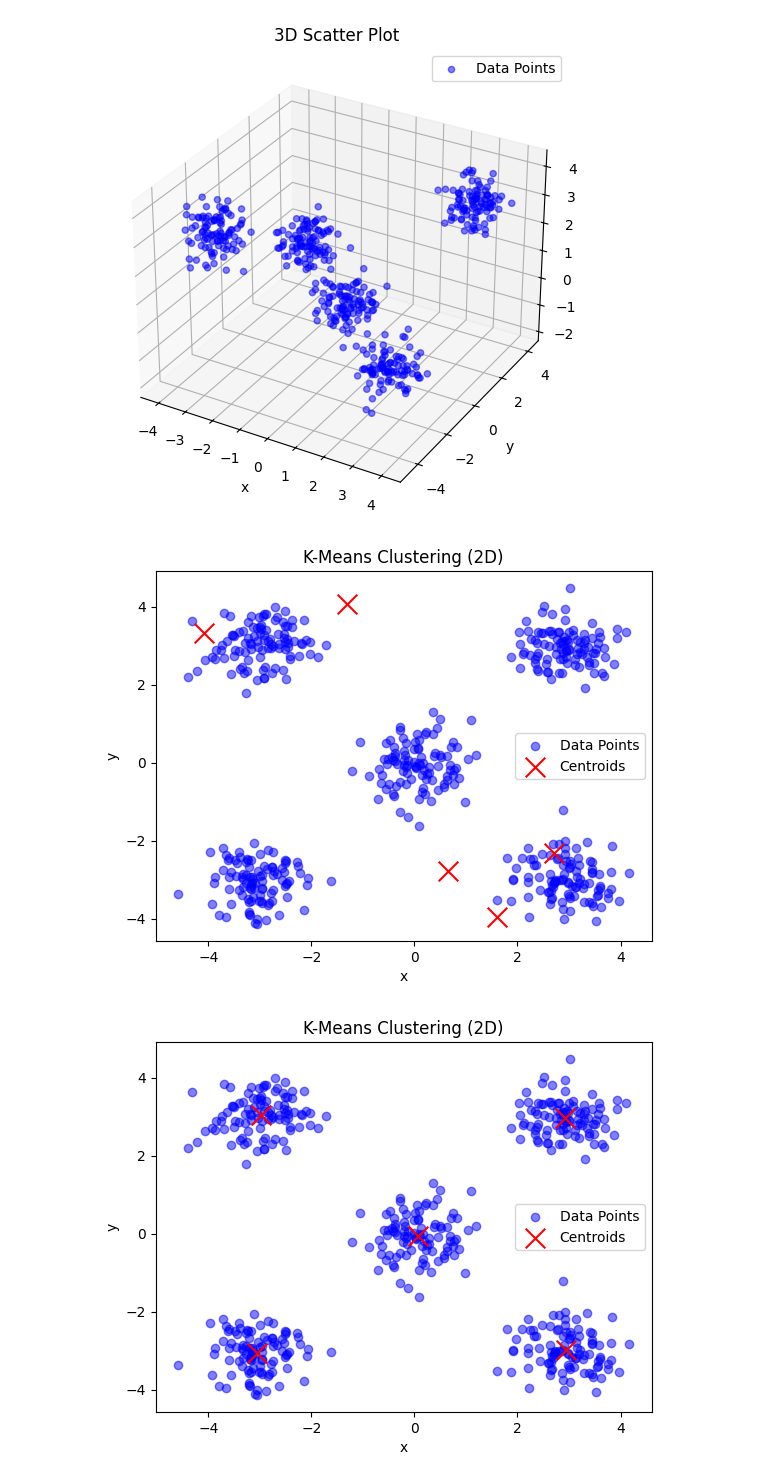
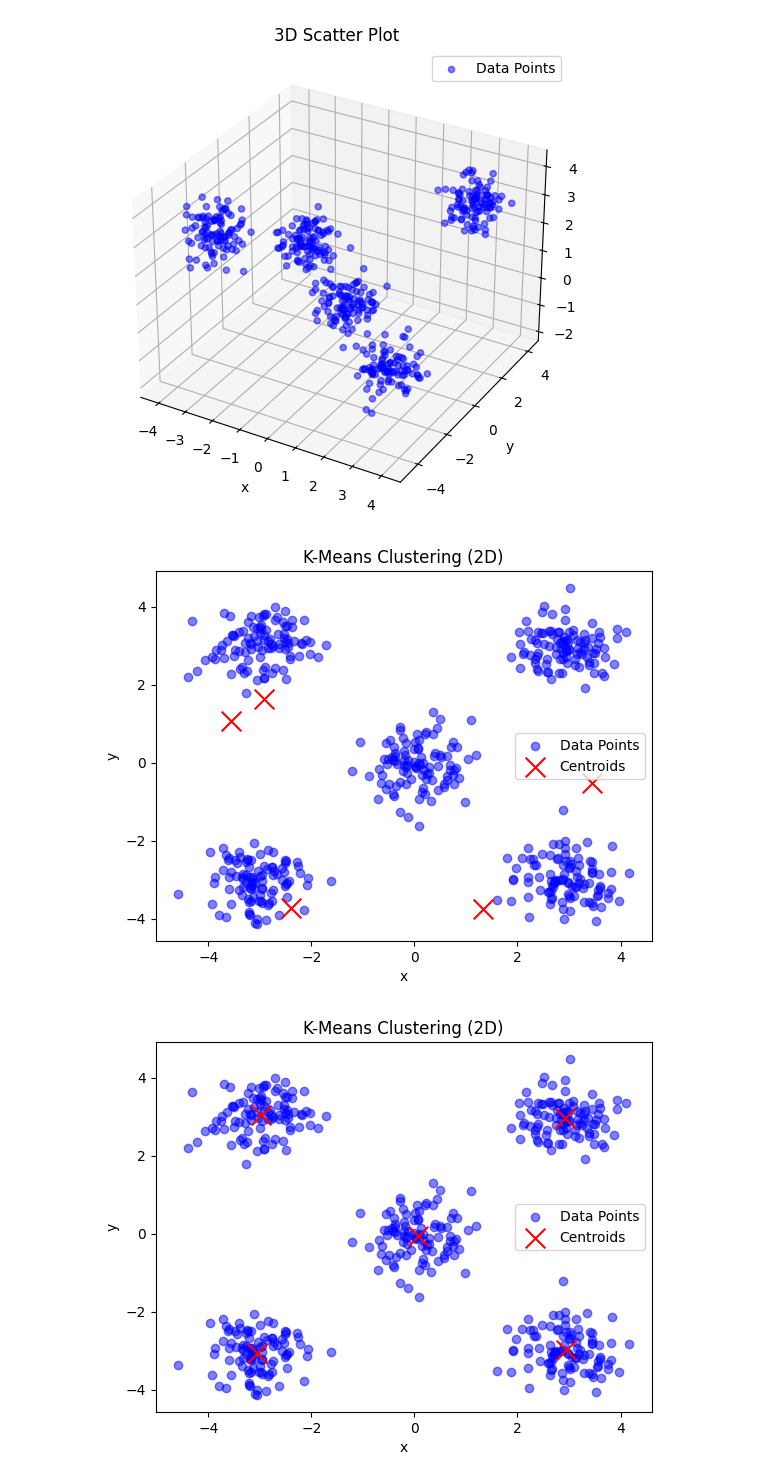
Before and after one commit to naranjo-jd/Proyecto-1, a Jupyter notebook: kmeans/Punto_1.ipynb, the cells around one changed output. Cells and saved outputs as stored; diff of their text form; code cells hidden in the pictures.

```diff
--- a/kmeans/Punto_1.ipynb
+++ b/kmeans/Punto_1.ipynb
@@ -81,16 +82,17 @@ grph.scatter_3d(data_3d)
 [figure]
 # %%
 # Implementacion de K-Means en los datos 2D
+data_2d_to_fit = data_2d.iloc[:, :-1]
 k = 5
-seed = 42
+seed = 41
 metrica = metric.euclidean
 
-init_centroids = kmeans.centroids(data_2d, k, seed)
-centroids, clusters = kmeans.Kmeans(data_2d, k, metrica, seed)  # Ahora obtenemos clusters
-grph.plot_2d(data_2d, init_centroids)
-grph.plot_2d(data_2d, centroids)
+init_centroids = kmeans.centroids(data_2d_to_fit, k, seed)
+centroids, clusters = kmeans.Kmeans(data_2d_to_fit, k, metrica, seed)  # Ahora obtenemos clusters
+grph.plot_2d(data_2d_to_fit, init_centroids)
+grph.plot_2d(data_2d_to_fit, centroids)
 # %% [output]
-[figure, old version]
+[figure, new version]
 [figure]
 # %%
 # Implementacion de K-Means en los datos 3D
```
Also changed, not shown: parts of 5 cells of this notebook.
